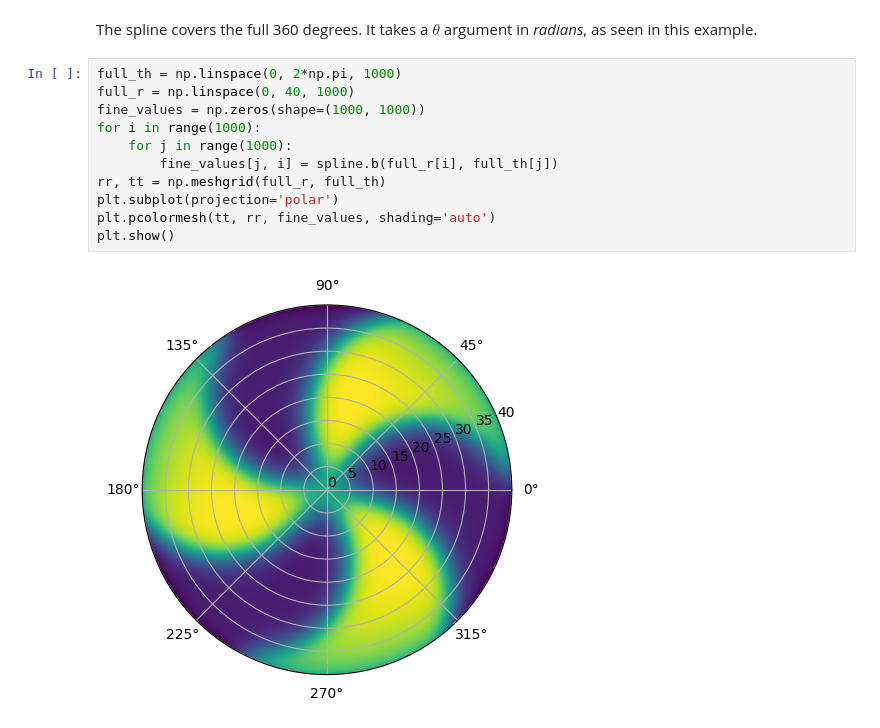
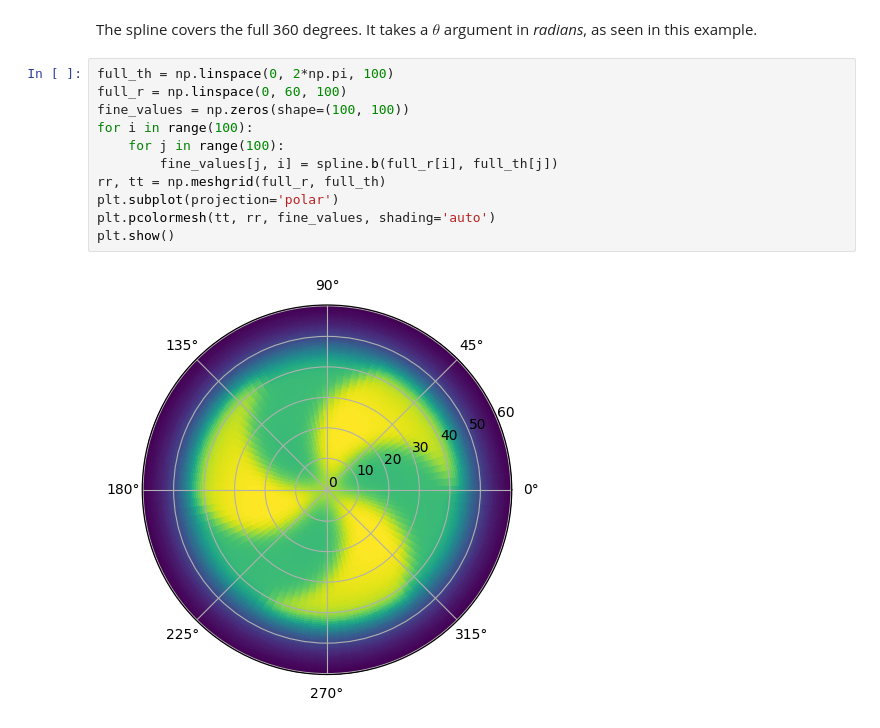
Before and after one commit to lbnl-88ops/cyclotron.analysis, a Jupyter notebook: cyclotron_analysis.ipynb, the cells around one changed output. Drawn from its saved outputs; the diff is of its cells as text.

```diff
--- a/cyclotron_analysis.ipynb
+++ b/cyclotron_analysis.ipynb
@@ -125,15 +125,15 @@ plt.show()
 # %% [markdown]
 The spline covers the full 360 degrees. It takes a $\theta$ argument in _radians_, as seen in this example.
 # %%
-full_th = np.linspace(0, 2*np.pi, 1000)
-full_r = np.linspace(0, 40, 1000)
-fine_values = np.zeros(shape=(1000, 1000))
-for i in range(1000):
-    for j in range(1000):
+full_th = np.linspace(0, 2*np.pi, 100)
+full_r = np.linspace(0, 60, 100)
+fine_values = np.zeros(shape=(100, 100))
+for i in range(100):
+    for j in range(100):
         fine_values[j, i] = spline.b(full_r[i], full_th[j])
 rr, tt = np.meshgrid(full_r, full_th)
 plt.subplot(projection='polar')
 plt.pcolormesh(tt, rr, fine_values, shading='auto')
 plt.show()
 # %% [output]
-[figure, old version]
+[figure, new version]
```
Also changed, not shown: parts of 9 cells of this notebook, 4 other files.
